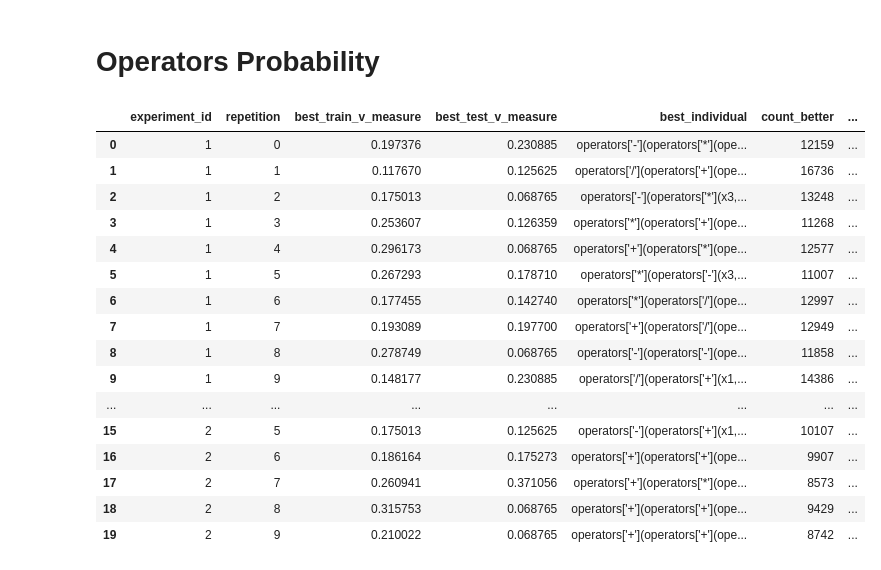
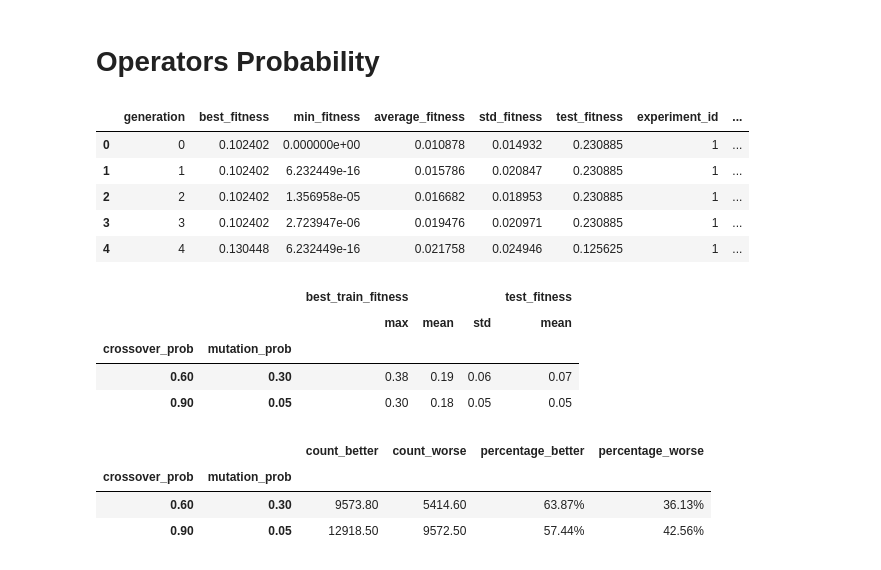
Before and after one commit to JoaoLucas23/TP1-CompNat, a Jupyter notebook: results.ipynb, the cells around one changed output. Saved outputs shown, nothing was run; the diff lists cells and outputs as text; code cells hidden in the pictures.

```diff
--- a/results.ipynb
+++ b/results.ipynb
@@ -209,25 +147,50 @@ plt.show()
 # %%
 # Carregar todos os resultados
 results = load_all_results('results/operators')
 
 # Processar os resultados
 df_best_fitness, df_history = process_results(results)
-df_best_fitness
+df_history.head()
 # %% [output]
-|  | experiment_id | repetition | best_train_v_measure | best_test_v_measure | best_individual | count_better | ... |
-| 0 | 1 | 0 | 0.197376 | 0.230885 | operators['-'](operators['*'](ope... | 12159 | ... |
-| 1 | 1 | 1 | 0.117670 | 0.125625 | operators['/'](operators['+'](ope... | 16736 | ... |
-| 2 | 1 | 2 | 0.175013 | 0.068765 | operators['-'](operators['*'](x3,... | 13248 | ... |
-| 3 | 1 | 3 | 0.253607 | 0.126359 | operators['*'](operators['+'](ope... | 11268 | ... |
-| 4 | 1 | 4 | 0.296173 | 0.068765 | operators['+'](operators['*'](ope... | 12577 | ... |
-| 5 | 1 | 5 | 0.267293 | 0.178710 | operators['*'](operators['-'](x3,... | 11007 | ... |
-| 6 | 1 | 6 | 0.177455 | 0.142740 | operators['*'](operators['/'](ope... | 12997 | ... |
-| 7 | 1 | 7 | 0.193089 | 0.197700 | operators['+'](operators['/'](ope... | 12949 | ... |
-| 8 | 1 | 8 | 0.278749 | 0.068765 | operators['-'](operators['-'](ope... | 11858 | ... |
-| 9 | 1 | 9 | 0.148177 | 0.230885 | operators['/'](operators['+'](x1,... | 14386 | ... |
-| ... | ... | ... | ... | ... | ... | ... | ... |
-| 15 | 2 | 5 | 0.175013 | 0.125625 | operators['-'](operators['+'](x1,... | 10107 | ... |
-| 16 | 2 | 6 | 0.186164 | 0.175273 | operators['+'](operators['+'](ope... | 9907 | ... |
-| 17 | 2 | 7 | 0.260941 | 0.371056 | operators['+'](operators['*'](ope... | 8573 | ... |
-| 18 | 2 | 8 | 0.315753 | 0.068765 | operators['+'](operators['+'](ope... | 9429 | ... |
-| 19 | 2 | 9 | 0.210022 | 0.068765 | operators['+'](operators['+'](ope... | 8742 | ... |
+|  | generation | best_fitness | min_fitness | average_fitness | std_fitness | test_fitness | experiment_id | ... |
+| 0 | 0 | 0.102402 | 0.000000e+00 | 0.010878 | 0.014932 | 0.230885 | 1 | ... |
+| 1 | 1 | 0.102402 | 6.232449e-16 | 0.015786 | 0.020847 | 0.230885 | 1 | ... |
+| 2 | 2 | 0.102402 | 1.356958e-05 | 0.016682 | 0.018953 | 0.230885 | 1 | ... |
+| 3 | 3 | 0.102402 | 2.723947e-06 | 0.019476 | 0.020971 | 0.230885 | 1 | ... |
+| 4 | 4 | 0.130448 | 6.232449e-16 | 0.021758 | 0.024946 | 0.125625 | 1 | ... |
+# %%
+df_history['crossover_prob'] = df_history['config'].apply(lambda x: x['crossover_prob'])
+df_history['mutation_prob'] = df_history['config'].apply(lambda x: x['mutation_prob'])
+
+table_results = df_history.groupby(['crossover_prob', 'mutation_prob']).agg({
+    'best_fitness': ['max','mean','std'],
+    'test_fitness': 'mean'
+}).reset_index().set_index(['crossover_prob', 'mutation_prob'])
+
+table_results = table_results.round(2).rename(columns={
+    'best_fitness': 'best_train_fitness'
+})
+
+display(table_results.style.background_gradient(cmap='viridis', axis=0).format("{:.2f}").format_index("{:.2f}"))
+# %% [output]
+|  |  | best_train_fitness |  |  | test_fitness |
+|  |  | max | mean | std | mean |
+| crossover_prob | mutation_prob |  |  |  |  |
+| 0.60 | 0.30 | 0.38 | 0.19 | 0.06 | 0.07 |
+| 0.90 | 0.05 | 0.30 | 0.18 | 0.05 | 0.05 |
+# %%
+df_grouped = df_history.groupby(['crossover_prob', 'mutation_prob']).agg({'count_better': 'mean', 'count_worse': 'mean'}).reset_index()
+
+df_grouped['percentage_better'] = df_grouped['count_better'] / (df_grouped['count_better'] + df_grouped['count_worse']) * 100
+df_grouped['percentage_worse'] = df_grouped['count_worse'] / (df_grouped['count_better'] + df_grouped['count_worse']) * 100
+
+df_grouped['percentage_better'] = df_grouped['percentage_better'].round(2).astype(str) + '%'
+df_grouped['percentage_worse'] = df_grouped['percentage_worse'].round(2).astype(str) + '%'
+
+df_grouped = df_grouped.set_index(['crossover_prob', 'mutation_prob'])
+display(df_grouped.style.format_index("{:.2f}").format("{:.2f}", subset=['count_better', 'count_worse']))
+# %% [output]
+|  |  | count_better | count_worse | percentage_better | percentage_worse |
+| crossover_prob | mutation_prob |  |  |  |  |
+| 0.60 | 0.30 | 9573.80 | 5414.60 | 63.87% | 36.13% |
+| 0.90 | 0.05 | 12918.50 | 9572.50 | 57.44% | 42.56% |
```
Also changed, not shown: parts of 24 cells of this notebook, 39 other files.
